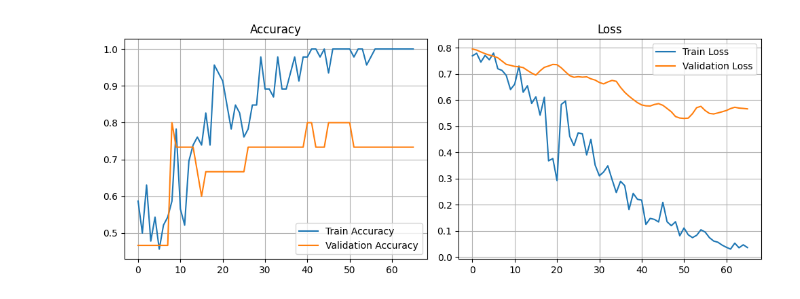
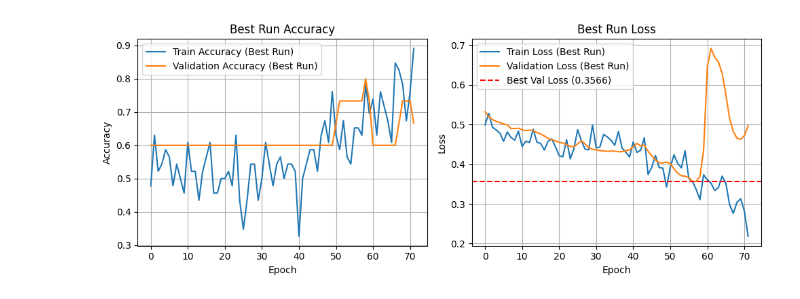
Before and after one commit to jonathanermias/RedditStocks_v2.0, a Jupyter notebook: app/LSTM - Jonathan.ipynb, the cells around one changed output. Cells and saved outputs as stored; diff of their text form; code cells hidden in the pictures.

Commit message:
New LSTM with AAPL data visualized
Saved all the images into the images file so that it can be appended to the slides.

```diff
--- a/app/LSTM - Jonathan.ipynb
+++ b/app/LSTM - Jonathan.ipynb
@@ -146,0 +213,14 @@ history = {'train_loss': [], 'val_loss': [], 'train_acc': [], 'val_acc': []}
+# %%
+input_dim = X_train.shape[2]
+
+param_grid = {
+    'hidden_dim': [16, 32, 64],
+    'num_layers': [1, 2],
+    'dropout_rate': [0.3, 0.5],
+    'lr': [0.001, 0.005, 0.01],
+    'weight_decay': [1e-4, 1e-3]
+}
+
+all_params = list(itertools.product(*param_grid.values()))
+print(f"\n--- Starting Grid Search ---")
+print(f"Total parameter combinations to test: {len(all_params)}")
@@ -238,21 +400,34 @@ Confusion Matrix:
 # %%
-plt.figure(figsize=(10, 4))
-plt.subplot(1, 2, 1)
-plt.plot(history['train_acc'], label='Train Accuracy')
-plt.plot(history['val_acc'], label='Validation Accuracy')
-plt.title('Accuracy')
-plt.legend()
-plt.grid(True)
+if best_params and best_model_state:
+    best_run_history = None
+    for res in results:
+        if res['params'] == best_params:
+            best_run_history = res['history']
+            break
 
-plt.subplot(1, 2, 2)
-plt.plot(history['train_loss'], label='Train Loss')
-plt.plot(history['val_loss'], label='Validation Loss')
-plt.title('Loss')
-plt.legend()
-plt.grid(True)
+    if best_run_history:
+        plt.figure(figsize=(10, 4))
+        plt.subplot(1, 2, 1)
+        plt.plot(best_run_history['train_acc'], label='Train Accuracy (Best Run)')
+        plt.plot(best_run_history['val_acc'], label='Validation Accuracy (Best Run)')
+        plt.title('Best Run Accuracy')
+        plt.xlabel('Epoch')
+        plt.ylabel('Accuracy')
+        plt.legend()
+        plt.grid(True)
 
-plt.tight_layout()
-plt.show()
+        plt.subplot(1, 2, 2)
+        plt.plot(best_run_history['train_loss'], label='Train Loss (Best Run)')
+        plt.plot(best_run_history['val_loss'], label='Validation Loss (Best Run)')
+        plt.axhline(best_val_loss, color='r', linestyle='--', label=f'Best Val Loss ({best_val_loss:.4f})')
+        plt.title('Best Run Loss')
+        plt.xlabel('Epoch')
+        plt.ylabel('Loss')
+        plt.legend()
+        plt.grid(True)
+
+        plt.tight_layout()
+        plt.show()
 # %% [output]
-[figure, old version]
+[figure, new version]
 # %%
```
Also changed, not shown: parts of 19 cells of this notebook, 10 other files.
